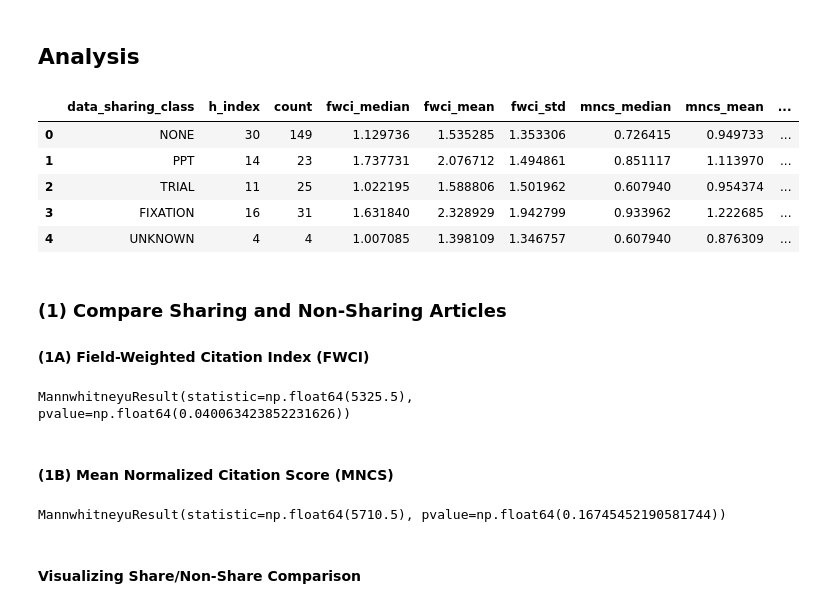
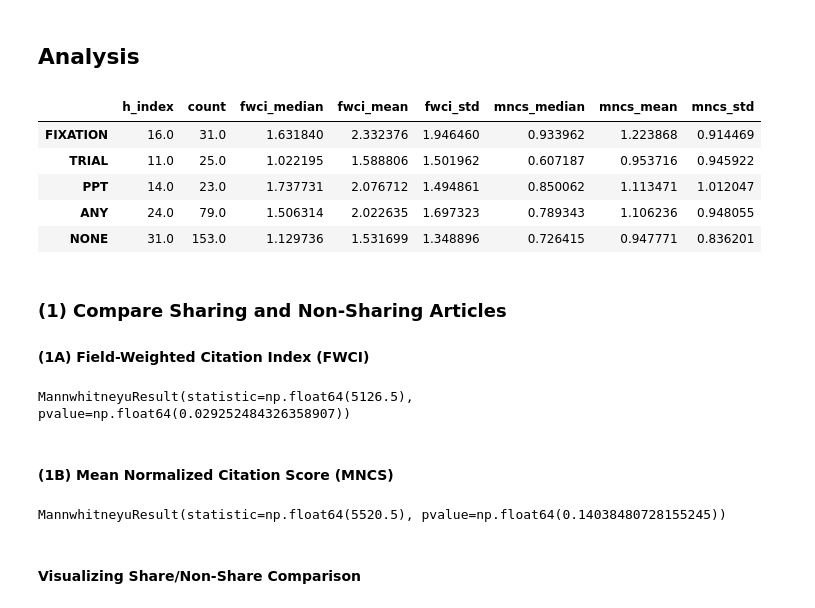
Before and after one commit to JonNir1/eye_movement_data_sharing, a Jupyter notebook: citations_for_data_sharing.ipynb, the cells around one changed output. Cells and saved outputs as stored; diff of their text form; code cells hidden in the pictures.

Commit message:
analysis

```diff
--- a/citations_for_data_sharing.ipynb
+++ b/citations_for_data_sharing.ipynb
@@ -41,7 +41,11 @@ godwin_subset = (
         col for col in godwin.columns if col not in [
             "PAPER_LINK",
             "CLAIMED_TO_SHARE", "SHARING_LINK", "ACTUALLY_SHARED",
-            "BY_FIXATION", "BY_TRIAL", "BY_PPT", "data_sharing_class"
+            "EXPERIMENT", "MATERIALS", "CODE", "CODEBOOK_GUIDE",
+            "BY_FIXATION", "BY_TRIAL", "BY_PPT",
+            "data_sharing_class"
         ]
     ])
 )
+print(f"Full Godwin et al. dataset: {len(godwin)} articles")
+print(f"Subset used for analysis: {len(godwin_subset)} articles")
@@ -89,61 +122,78 @@ def calculate_h_index(citations: pd.Series) -> int:
     # Count how many papers have citations >= their rank
     return sum(c >= i + 1 for i, c in enumerate(sorted_cits))
 # %%
-sharing_class_order = {"NONE": 0, "PPT": 1, "TRIAL": 2, "FIXATION": 3, "UNKNOWN": 4}
 metrics_per_sharing_class = (
     combined[[
         "data_sharing_class", "FieldWeightedCitationIndex", "MeanNormalizedCitationScore", "TotalCitations"
     ]]
     .groupby("data_sharing_class")
     .agg({
         "TotalCitations": [calculate_h_index],
         "FieldWeightedCitationIndex": ["count", "median", "mean", "std",],
         "MeanNormalizedCitationScore": ["median", "mean", "std",],
     })
-    .sort_index(key=lambda idx: idx.map(lambda cls: sharing_class_order.get(cls)))
-    .reset_index(drop=False)
 )
-metrics_per_sharing_class.columns = metrics_per_sharing_class.columns.map({
+metrics_for_any_data_sharing = (
+    combined.loc[
+        combined["is_sharing_data"],
+        ["FieldWeightedCitationIndex", "MeanNormalizedCitationScore", "TotalCitations"]
+    ].agg({
+        "TotalCitations": [calculate_h_index],
+        "FieldWeightedCitationIndex": ["count", "median", "mean", "std",],
+        "MeanNormalizedCitationScore": ["median", "mean", "std",],
+    })
+    .unstack()
+    .dropna()
+    .rename("ANY")
+    .to_frame().T
+)
+
+sharing_class_order = {"FIXATION": 0, "TRIAL": 1, "PPT": 2, "ANY": 3, "NONE": 4}
+sharing_metrics_summary = (
+    pd.concat([metrics_per_sharing_class, metrics_for_any_data_sharing], axis=0)
+    .sort_index(key=lambda idx: idx.map(sharing_class_order))
+)
+sharing_metrics_summary.columns = sharing_metrics_summary.columns.map({
     ("FieldWeightedCitationIndex", "count"): "count",
     ("FieldWeightedCitationIndex", "median"): "fwci_median",
     ("FieldWeightedCitationIndex", "mean"): "fwci_mean",
     ("FieldWeightedCitationIndex", "std"): "fwci_std",
     ("MeanNormalizedCitationScore", "median"): "mncs_median",
     ("MeanNormalizedCitationScore", "mean"): "mncs_mean",
     ("MeanNormalizedCitationScore", "std"): "mncs_std",
-})
-metrics_per_sharing_class.columns = ["data_sharing_class", "h_index"] + list(metrics_per_sharing_class.columns[2:])
-metrics_per_sharing_class
+}).map(lambda col: "h_index" if pd.isna(col) else col)
+
+sharing_metrics_summary
 # %% [output]
-|  | data_sharing_class | h_index | count | fwci_median | fwci_mean | fwci_std | mncs_median | mncs_mean | ... |
-| 0 | NONE | 30 | 149 | 1.129736 | 1.535285 | 1.353306 | 0.726415 | 0.949733 | ... |
-| 1 | PPT | 14 | 23 | 1.737731 | 2.076712 | 1.494861 | 0.851117 | 1.113970 | ... |
-| 2 | TRIAL | 11 | 25 | 1.022195 | 1.588806 | 1.501962 | 0.607940 | 0.954374 | ... |
-| 3 | FIXATION | 16 | 31 | 1.631840 | 2.328929 | 1.942799 | 0.933962 | 1.222685 | ... |
-| 4 | UNKNOWN | 4 | 4 | 1.007085 | 1.398109 | 1.346757 | 0.607940 | 0.876309 | ... |
+|  | h_index | count | fwci_median | fwci_mean | fwci_std | mncs_median | mncs_mean | mncs_std |
+| FIXATION | 16.0 | 31.0 | 1.631840 | 2.332376 | 1.946460 | 0.933962 | 1.223868 | 0.914469 |
+| TRIAL | 11.0 | 25.0 | 1.022195 | 1.588806 | 1.501962 | 0.607187 | 0.953716 | 0.945922 |
+| PPT | 14.0 | 23.0 | 1.737731 | 2.076712 | 1.494861 | 0.850062 | 1.113471 | 1.012047 |
+| ANY | 24.0 | 79.0 | 1.506314 | 2.022635 | 1.697323 | 0.789343 | 1.106236 | 0.948055 |
+| NONE | 31.0 | 153.0 | 1.129736 | 1.531699 | 1.348896 | 0.726415 | 0.947771 | 0.836201 |
 # %% [markdown]
 ### (1) Compare Sharing and Non-Sharing Articles
 #### (1A) Field-Weighted Citation Index (FWCI)
 # %%
 fwci_pair_test = stats.mannwhitneyu(
-    combined.loc[~combined["is_sharing"], "FieldWeightedCitationIndex"],
-    combined.loc[combined["is_sharing"], "FieldWeightedCitationIndex"],
+    combined.loc[~combined["is_sharing_data"], "FieldWeightedCitationIndex"],
+    combined.loc[combined["is_sharing_data"], "FieldWeightedCitationIndex"],
     alternative="less"
 )
 fwci_pair_test
 # %% [output]
-MannwhitneyuResult(statistic=np.float64(5325.5), pvalue=np.float64(0.040063423852231626))
+MannwhitneyuResult(statistic=np.float64(5126.5), pvalue=np.float64(0.029252484326358907))
 # %% [markdown]
 #### (1B) Mean Normalized Citation Score (MNCS)
 # %%
 mncs_pair_test = stats.mannwhitneyu(
-    combined.loc[~combined["is_sharing"], "MeanNormalizedCitationScore"],
-    combined.loc[combined["is_sharing"], "MeanNormalizedCitationScore"],
+    combined.loc[~combined["is_sharing_data"], "MeanNormalizedCitationScore"],
+    combined.loc[combined["is_sharing_data"], "MeanNormalizedCitationScore"],
     alternative="less"
 )
 mncs_pair_test
 # %% [output]
-MannwhitneyuResult(statistic=np.float64(5710.5), pvalue=np.float64(0.16745452190581744))
+MannwhitneyuResult(statistic=np.float64(5520.5), pvalue=np.float64(0.14038480728155245))
 # %% [markdown]
 #### Visualizing Share/Non-Share Comparison
 # %%
```
Also changed, not shown: parts of 23 cells of this notebook.
